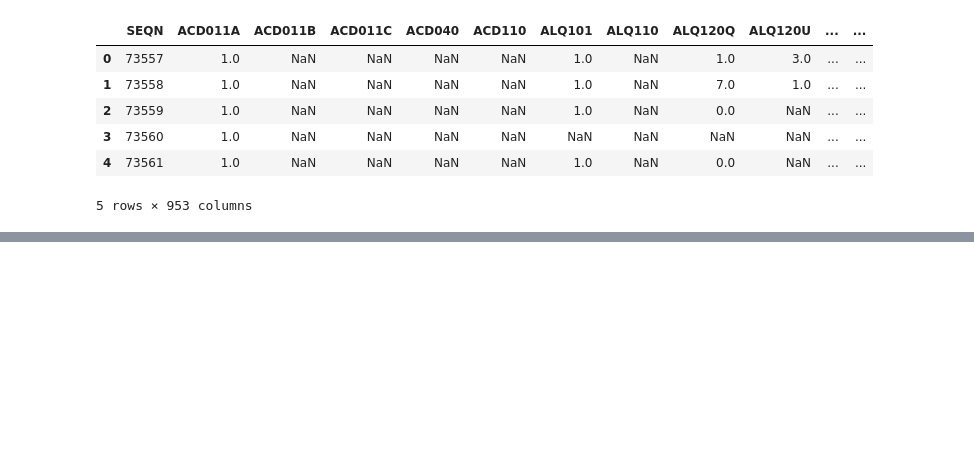
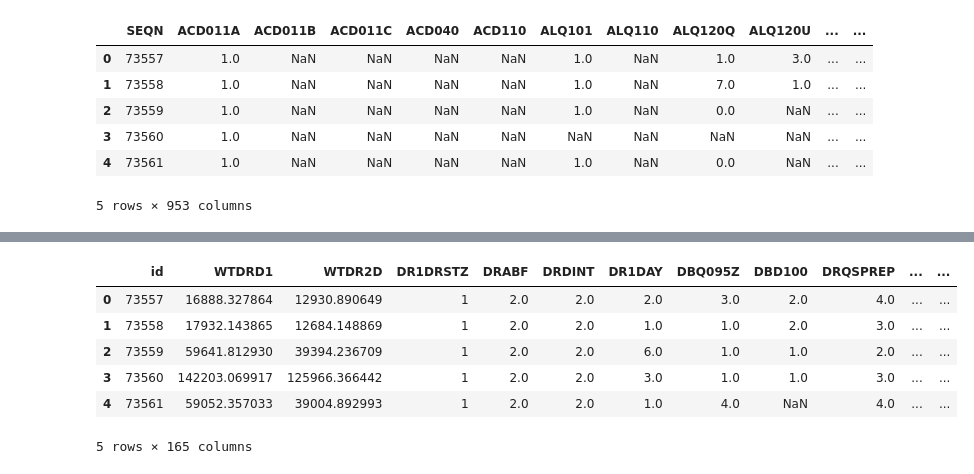
Before and after one commit to Cheffrey2000/dsc-mod-5-project-online-ds-ft-090919, a Jupyter notebook: Data Exploration.ipynb, the cells around one changed output, grey strips where cells are left out. Cells and saved outputs as stored; diff of their text form; code cells hidden in the pictures; blank space fills up the shorter version.

```diff
--- a/Data Exploration.ipynb
+++ b/Data Exploration.ipynb
@@ -51,0 +84,18 @@ quesdf.head()
+# %%
+df = pd.merge(dietdf, quesdf, left_on='SEQN', right_on='SEQN1', how='left')
+df.drop('SEQN1', axis=1, inplace=True)
+df.drop('DR1EXMER', axis=1, inplace=True)
+df.drop('DR1DBIH', axis=1, inplace=True)
+df.drop('DR1LANG', axis=1, inplace=True)
+df.drop('DR1MNRSP', axis=1, inplace=True)
+df.drop('DR1HELPD', axis=1, inplace=True)
+df.rename(columns={'SEQN':'id'}, inplace=True)
+df.head()
+# %% [output]
+|  | id | WTDRD1 | WTDR2D | DR1DRSTZ | DRABF | DRDINT | DR1DAY | DBQ095Z | DBD100 | DRQSPREP | ... | ... |
+| 0 | 73557 | 16888.327864 | 12930.890649 | 1 | 2.0 | 2.0 | 2.0 | 3.0 | 2.0 | 4.0 | ... | ... |
+| 1 | 73558 | 17932.143865 | 12684.148869 | 1 | 2.0 | 2.0 | 1.0 | 1.0 | 2.0 | 3.0 | ... | ... |
+| 2 | 73559 | 59641.812930 | 39394.236709 | 1 | 2.0 | 2.0 | 6.0 | 1.0 | 1.0 | 2.0 | ... | ... |
+| 3 | 73560 | 142203.069917 | 125966.366442 | 1 | 2.0 | 2.0 | 3.0 | 1.0 | 1.0 | 3.0 | ... | ... |
+| 4 | 73561 | 59052.357033 | 39004.892993 | 1 | 2.0 | 2.0 | 1.0 | 4.0 | NaN | 4.0 | ... | ... |
+5 rows × 165 columns
```
Also changed, not shown: parts of 22 cells of this notebook, 2 other files.
